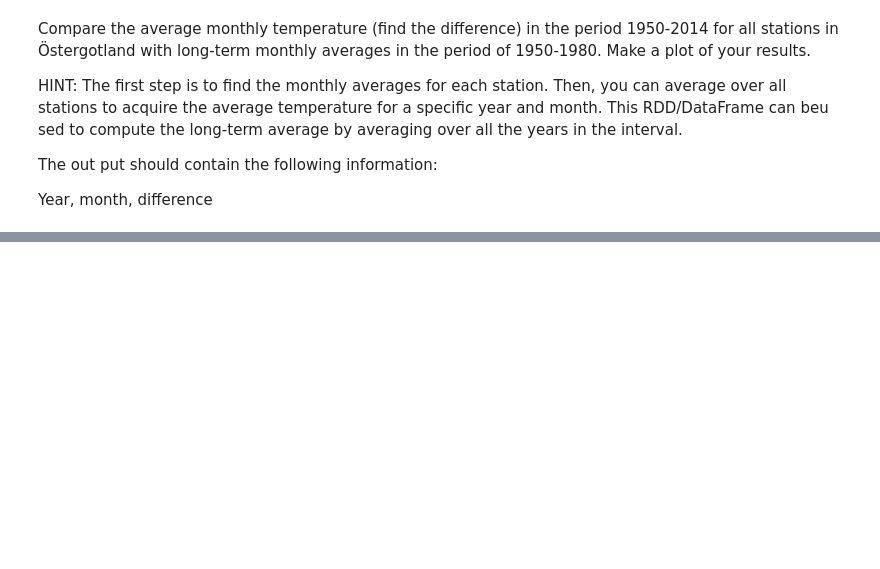
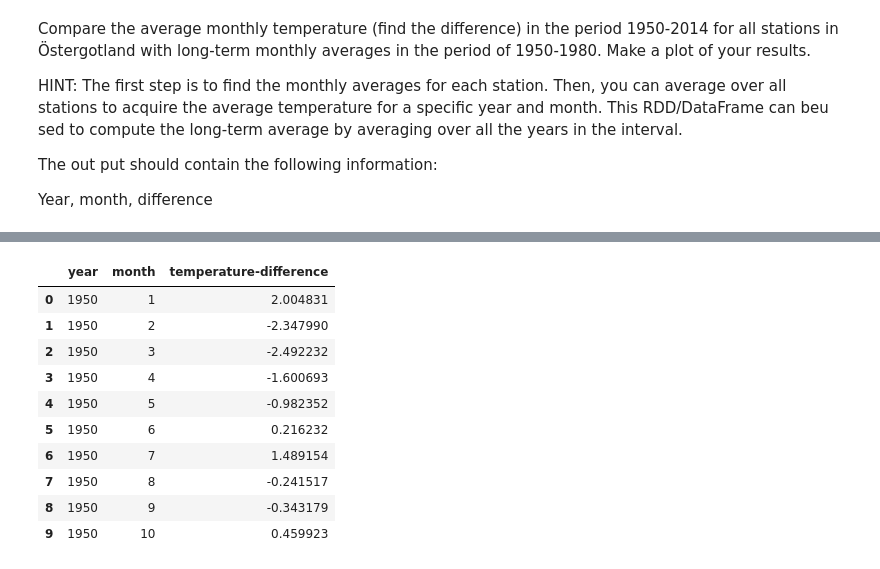
Before and after one commit to flennic/big-data-analytics, a Jupyter notebook: lab03/lab03.ipynb, the cells around one changed output, grey strips where cells are left out. Cells and saved outputs as stored; diff of their text form; code cells hidden in the pictures; blank space fills up the shorter version.

```diff
--- a/lab03/lab03.ipynb
+++ b/lab03/lab03.ipynb
@@ -34,9 +34,9 @@ import math
 import sys
 import pandas as pd
 
-tr_path = "../data/temperature-readings-tiny.csv"
+tr_path = "../data/temperature-readings.csv"
 tr_big_path = "../data/temperature-readings-big.csv"
-pr_path = "../data/precipitation-readings-tiny.csv"
+pr_path = "../data/precipitation-readings.csv"
 sro_path = "../data/stations-Ostergotland.csv"
 sr_path = "../data/stations.csv"
 # %%
@@ -339,0 +443,14 @@ Year, month, difference
+# %%
+df.head(10)
+# %% [output]
+|  | year | month | temperature-difference |
+| 0 | 1950 | 1 | 2.004831 |
+| 1 | 1950 | 2 | -2.347990 |
+| 2 | 1950 | 3 | -2.492232 |
+| 3 | 1950 | 4 | -1.600693 |
+| 4 | 1950 | 5 | -0.982352 |
+| 5 | 1950 | 6 | 0.216232 |
+| 6 | 1950 | 7 | 1.489154 |
+| 7 | 1950 | 8 | -0.241517 |
+| 8 | 1950 | 9 | -0.343179 |
+| 9 | 1950 | 10 | 0.459923 |
```
Also changed, not shown: parts of 18 cells of this notebook, 1 other file.
